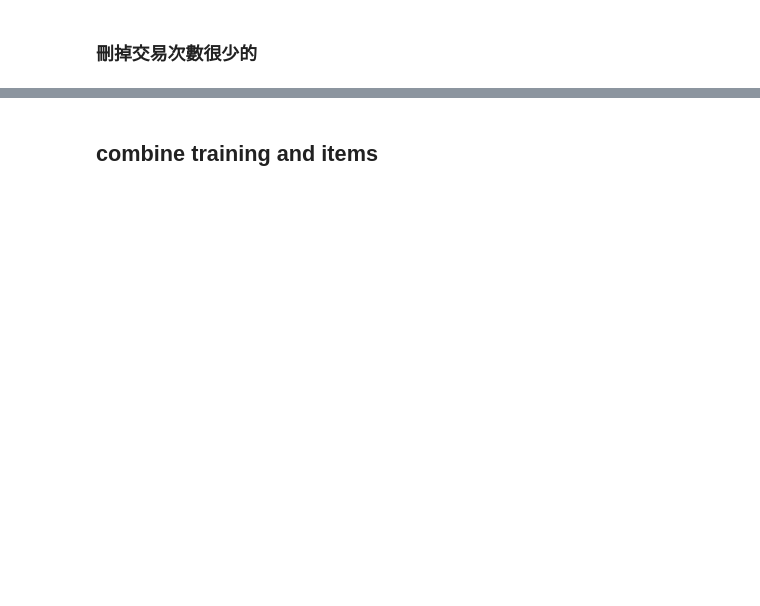
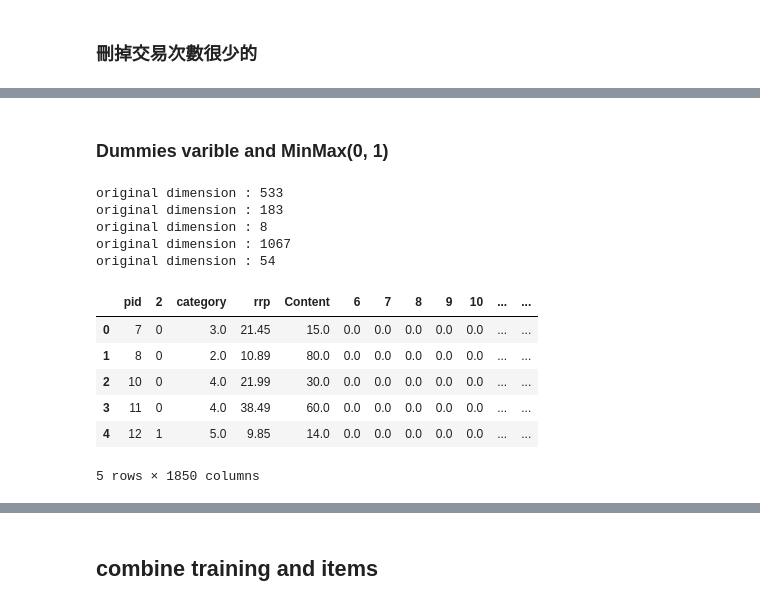
Before and after one commit to t830506/Data_Mining_Cup, a Jupyter notebook: DMC_clustering.ipynb, the cells around one changed output, grey strips where cells are left out. Drawn from its saved outputs; the diff is of its cells as text; code cells hidden in the pictures; blank space fills up the shorter version.

```diff
--- a/DMC_clustering.ipynb
+++ b/DMC_clustering.ipynb
@@ -129,0 +154,5 @@ dtype: int64
+# %%
+### Filling Missing Value
+df_items00.category = df_items00.category.fillna(value = np.mean(df_items00.category))
+df_items00.Content = df_items00.Content.fillna(value = np.mean(df_items00.Content))
+df_items00.head()
@@ -187,0 +168,6 @@ df_items3.Content = df_items3.Content.fillna(value = df_items3.Content.mean())
+# %%
+df_items0 = df_items00.merge(cnt_srs0, how='inner', on="pid", left_on=None, right_on=None,
+                              left_index=False, right_index=False, sort=True,
+                              suffixes=('_x', '_y'), copy=True, indicator=False)
+df_items0 = df_items0.reset_index(drop = True, inplace = False, col_level = 0, col_fill = '')
+df_items0.head()
@@ -187,0 +181,5 @@ df_items3.Content = df_items3.Content.fillna(value = df_items3.Content.mean())
+# %%
+df_items1 = df_items0[(df_items0.fre >= threshold_frequence)]
+del df_items1["fre"]
+df_items1 = df_items1.reset_index(drop = True, inplace = False, col_level = 0, col_fill = '')
+df_items1.head()
@@ -187,0 +193,2 @@ df_items3.Content = df_items3.Content.fillna(value = df_items3.Content.mean())
+# %% [markdown]
+### Dummies varible and MinMax(0, 1)
@@ -188,2 +201,27 @@ df_items3.Content = df_items3.Content.fillna(value = df_items3.Content.mean())
+# %%
+g1, g1_dim = onehot2(df_items1.group)
+p1, p1_dim = onehot2(df_items1.pharmForm)
+u1, u1_dim = onehot2(df_items1.unit)
+m1, m1_dim = onehot2(df_items1.manufacturer)
+s1, s1_dim = onehot2(df_items1.salesIndex)
+
+df_items_oh0 = pd.concat([df_items1, g1, p1, u1, m1, s1], axis=1, join_axes=[df_items1.index])
+df_items_oh = df_items_oh0.drop(["group", "pharmForm", "unit", "manufacturer", "salesIndex"], axis=1)
+df_items_oh.columns = [np.arange(1, (pd.DataFrame(df_items_oh).shape[1]+1), 1)]
+df_items_oh.rename(columns={1: 'pid', 3: 'category', 4: 'rrp', 5: 'Content'}, inplace = True)
+df_items_oh.head()
+# %% [output]
+original dimension : 533
+original dimension : 183
+original dimension : 8
+original dimension : 1067
+original dimension : 54
+|  | pid | 2 | category | rrp | Content | 6 | 7 | 8 | 9 | 10 | ... | ... |
+| 0 | 7 | 0 | 3.0 | 21.45 | 15.0 | 0.0 | 0.0 | 0.0 | 0.0 | 0.0 | ... | ... |
+| 1 | 8 | 0 | 2.0 | 10.89 | 80.0 | 0.0 | 0.0 | 0.0 | 0.0 | 0.0 | ... | ... |
+| 2 | 10 | 0 | 4.0 | 21.99 | 30.0 | 0.0 | 0.0 | 0.0 | 0.0 | 0.0 | ... | ... |
+| 3 | 11 | 0 | 4.0 | 38.49 | 60.0 | 0.0 | 0.0 | 0.0 | 0.0 | 0.0 | ... | ... |
+| 4 | 12 | 1 | 5.0 | 9.85 | 14.0 | 0.0 | 0.0 | 0.0 | 0.0 | 0.0 | ... | ... |
+5 rows × 1850 columns
 # %%
 column_conti = ["category","rrp","Content"]
```
Also changed, not shown: parts of 46 cells of this notebook.
